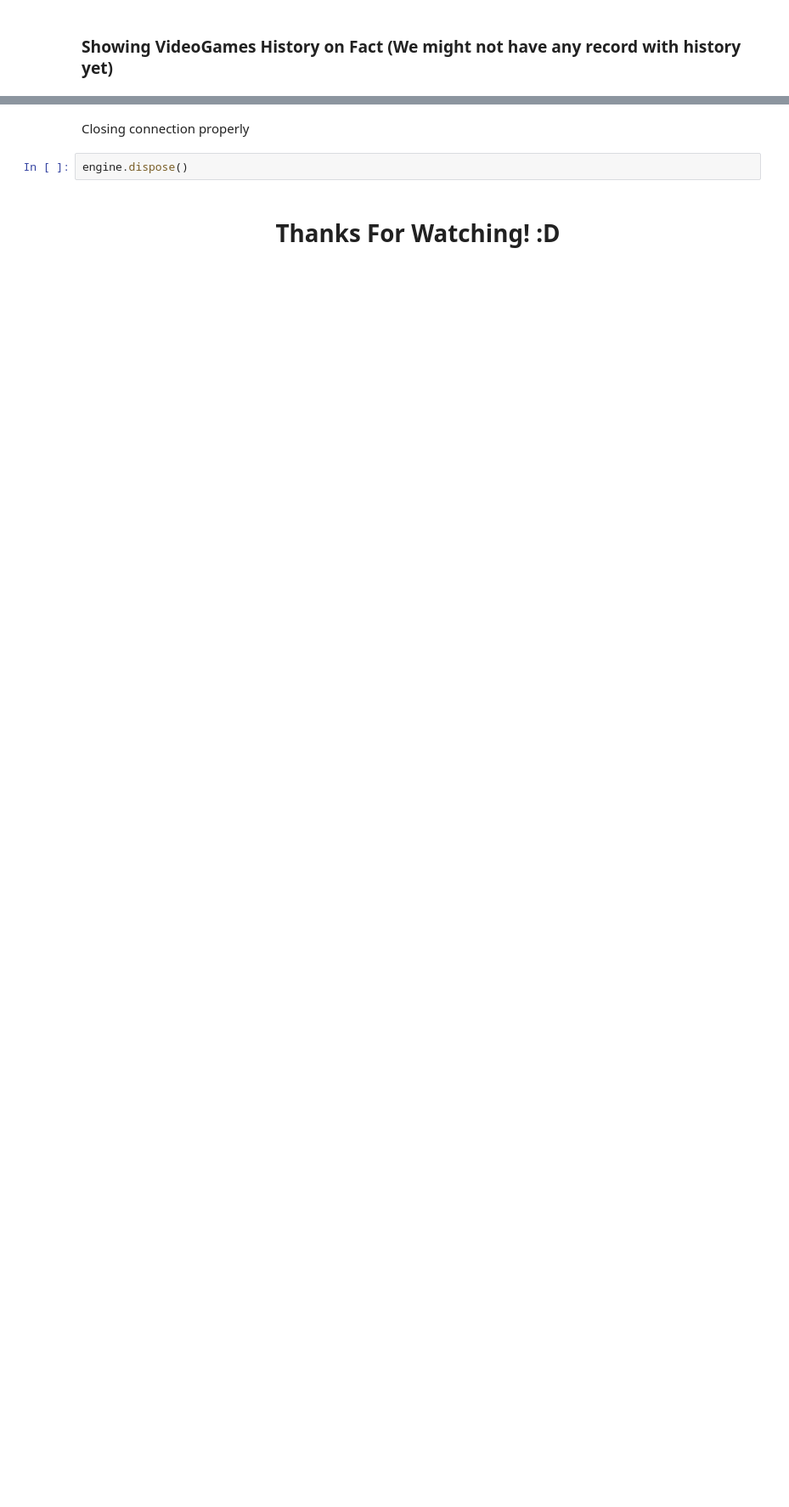
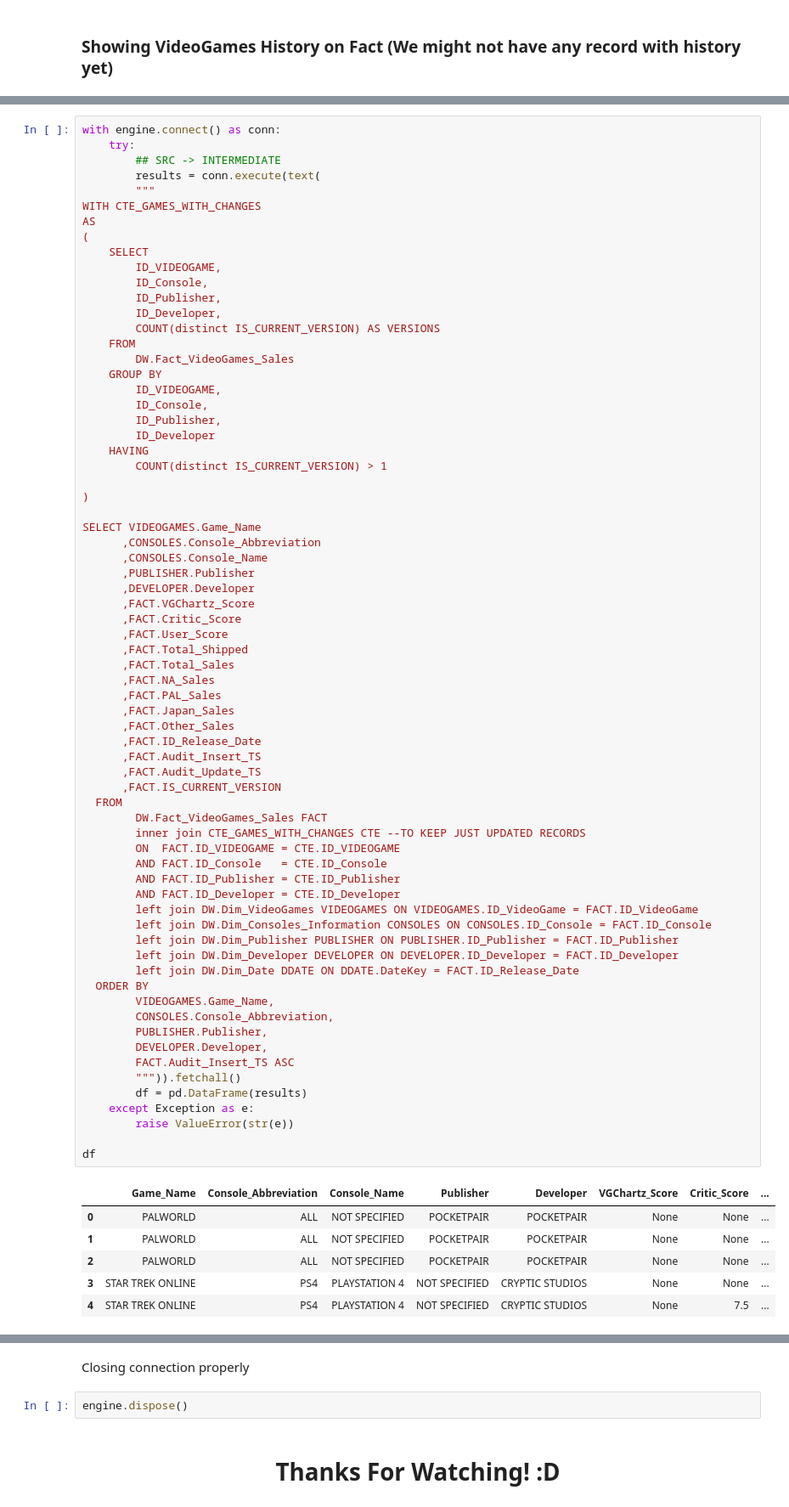
Before and after one commit to matiasgarpal/MyOwnPortfolio, a Jupyter notebook: 02_projects/Video_Game_Sales/Data Engineering/Data_Engineering_FULL_ETL.ipynb, the cells around one changed output, grey strips where cells are left out. Shown: that part at 85% size. Drawn from its saved outputs; the diff is of its cells as text; blank space fills up the shorter version.

```diff
--- a/02_projects/Video_Game_Sales/Data Engineering/Data_Engineering_FULL_ETL.ipynb
+++ b/02_projects/Video_Game_Sales/Data Engineering/Data_Engineering_FULL_ETL.ipynb
@@ -460,0 +471,76 @@ df
+# %%
+with engine.connect() as conn:
+    try:
+        ## SRC -> INTERMEDIATE
+        results = conn.execute(text(
+        """
+WITH CTE_GAMES_WITH_CHANGES
+AS
+(
+    SELECT
+        ID_VIDEOGAME,
+        ID_Console,
+        ID_Publisher,
+        ID_Developer,
+        COUNT(distinct IS_CURRENT_VERSION) AS VERSIONS
+    FROM
+        DW.Fact_VideoGames_Sales
+    GROUP BY
+        ID_VIDEOGAME,
+        ID_Console,
+        ID_Publisher,
+        ID_Developer
+    HAVING
+        COUNT(distinct IS_CURRENT_VERSION) > 1
+
+)
+
+SELECT VIDEOGAMES.Game_Name
+      ,CONSOLES.Console_Abbreviation
+      ,CONSOLES.Console_Name
+      ,PUBLISHER.Publisher
+      ,DEVELOPER.Developer
+      ,FACT.VGChartz_Score
+      ,FACT.Critic_Score
+      ,FACT.User_Score
+      ,FACT.Total_Shipped
+      ,FACT.Total_Sales
+      ,FACT.NA_Sales
+      ,FACT.PAL_Sales
+      ,FACT.Japan_Sales
+      ,FACT.Other_Sales
+      ,FACT.ID_Release_Date
+      ,FACT.Audit_Insert_TS
+      ,FACT.Audit_Update_TS
+      ,FACT.IS_CURRENT_VERSION
+  FROM
+		DW.Fact_VideoGames_Sales FACT
+        inner join CTE_GAMES_WITH_CHANGES CTE --TO KEEP JUST UPDATED RECORDS
+        ON  FACT.ID_VIDEOGAME = CTE.ID_VIDEOGAME
+        AND FACT.ID_Console   = CTE.ID_Console
+        AND FACT.ID_Publisher = CTE.ID_Publisher
+        AND FACT.ID_Developer = CTE.ID_Developer
+		left join DW.Dim_VideoGames VIDEOGAMES ON VIDEOGAMES.ID_VideoGame = FACT.ID_VideoGame
+		left join DW.Dim_Consoles_Information CONSOLES ON CONSOLES.ID_Console = FACT.ID_Console
+		left join DW.Dim_Publisher PUBLISHER ON PUBLISHER.ID_Publisher = FACT.ID_Publisher
+		left join DW.Dim_Developer DEVELOPER ON DEVELOPER.ID_Developer = FACT.ID_Developer
+		left join DW.Dim_Date DDATE ON DDATE.DateKey = FACT.ID_Release_Date
+  ORDER BY
+        VIDEOGAMES.Game_Name,
+        CONSOLES.Console_Abbreviation,
+        PUBLISHER.Publisher,
+        DEVELOPER.Developer,
+        FACT.Audit_Insert_TS ASC
+        """)).fetchall()
+        df = pd.DataFrame(results)
+    except Exception as e:
+        raise ValueError(str(e))
+
+df
+# %% [output]
+|  | Game_Name | Console_Abbreviation | Console_Name | Publisher | Developer | VGChartz_Score | Critic_Score | ... |
+| 0 | PALWORLD | ALL | NOT SPECIFIED | POCKETPAIR | POCKETPAIR | None | None | ... |
+| 1 | PALWORLD | ALL | NOT SPECIFIED | POCKETPAIR | POCKETPAIR | None | None | ... |
+| 2 | PALWORLD | ALL | NOT SPECIFIED | POCKETPAIR | POCKETPAIR | None | None | ... |
+| 3 | STAR TREK ONLINE | PS4 | PLAYSTATION 4 | NOT SPECIFIED | CRYPTIC STUDIOS | None | None | ... |
+| 4 | STAR TREK ONLINE | PS4 | PLAYSTATION 4 | NOT SPECIFIED | CRYPTIC STUDIOS | None | 7.5 | ... |
```
Also changed, not shown: parts of 11 cells of this notebook.
